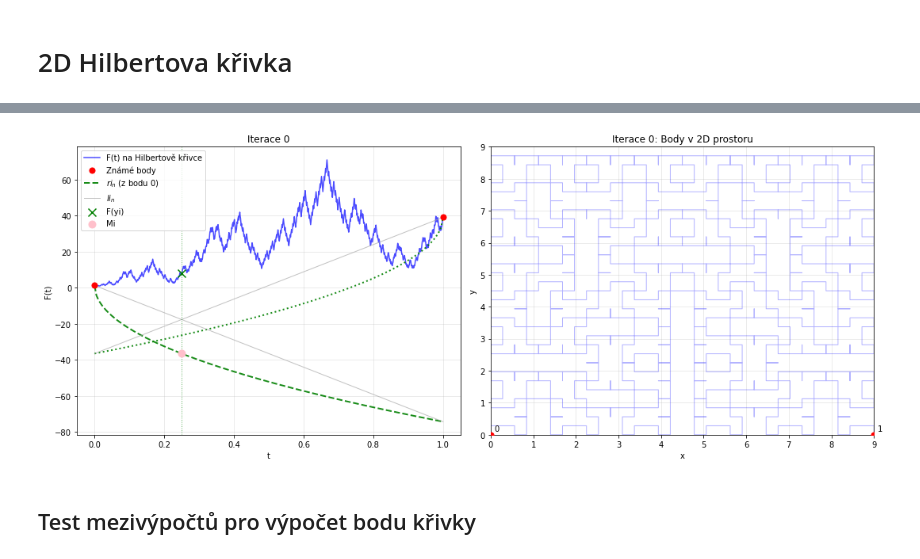
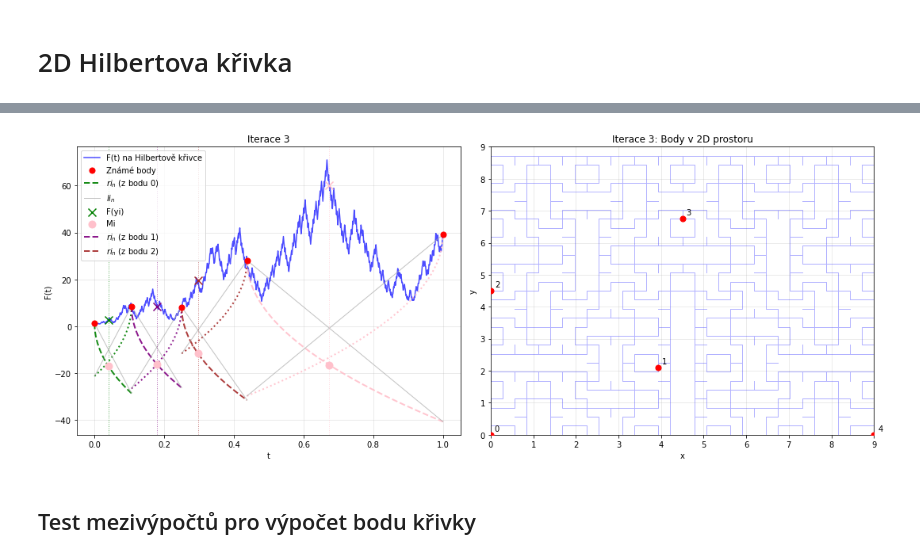
Before and after one commit to NIE0087/BP---prostor-vyplnujici-krivky, a Jupyter notebook: example2D.ipynb, the cells around one changed output, grey strips where cells are left out. Cells and saved outputs as stored; diff of their text form; code cells hidden in the pictures.

```diff
--- a/example2D.ipynb
+++ b/example2D.ipynb
@@ -5,11 +20,11 @@ from Hilbert2D import Hilbert2D
 # %%
 hilbert = Hilbert2D(15)
 # Vykreslí paraboloidy v první iteraci (iteration_to_plot=0)
 hilbert.plot_holder_paraboloids(H=-2, r=2, eps=1e-4, max_iter=10,
                                 n=5, x_min=0, x_max=9, y_min=0, y_max=9,
-                                whatFunc=0, iteration_to_plot=0)
+                                whatFunc=0, iteration_to_plot=3)
 # %% [output]
-[figure, old version]
+[figure, new version]
 # %% [markdown]
 ## Test mezivýpočtů pro výpočet bodu křivky
 # %%
```
Also changed, not shown: parts of 1 cell of this notebook, 1 other file.
